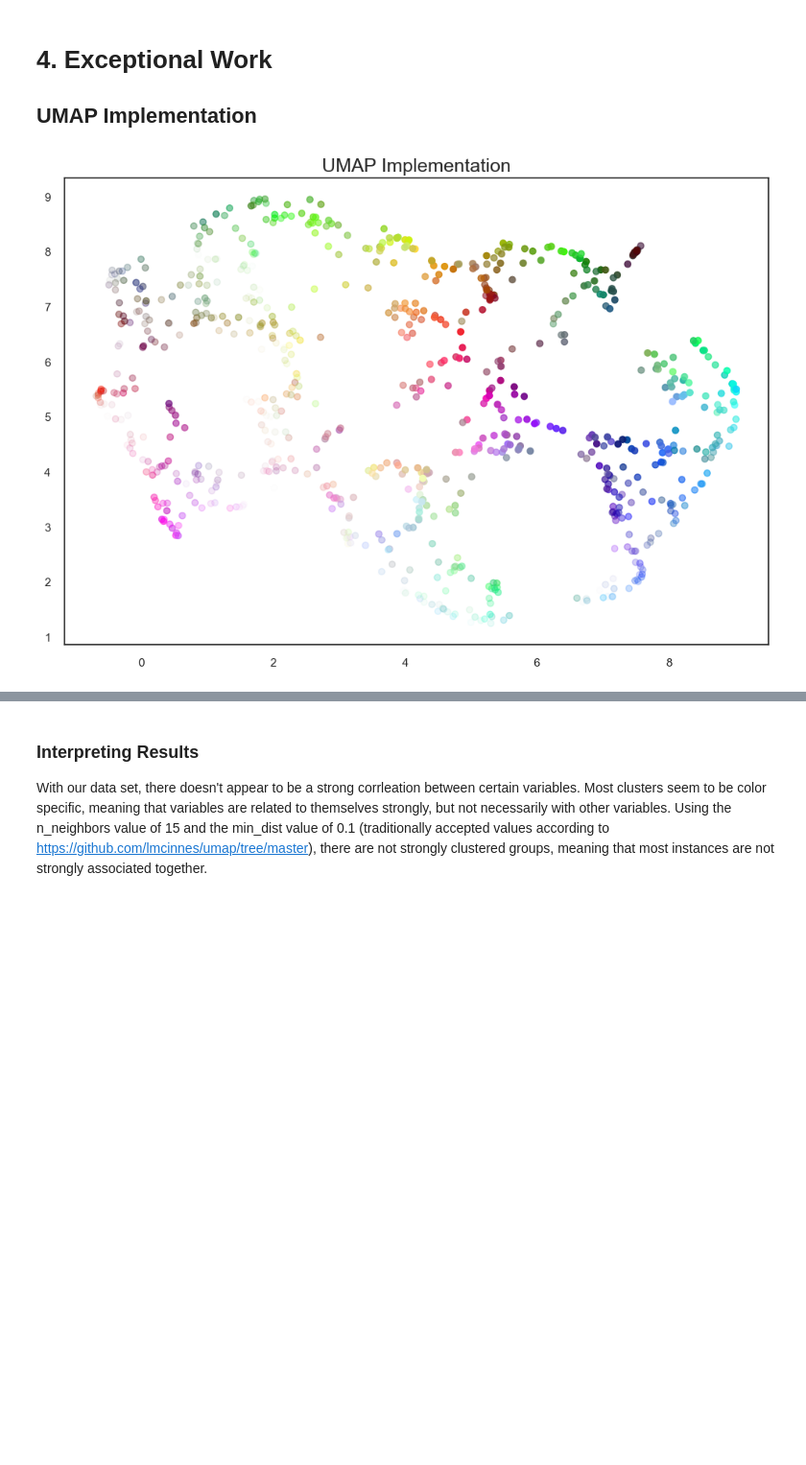
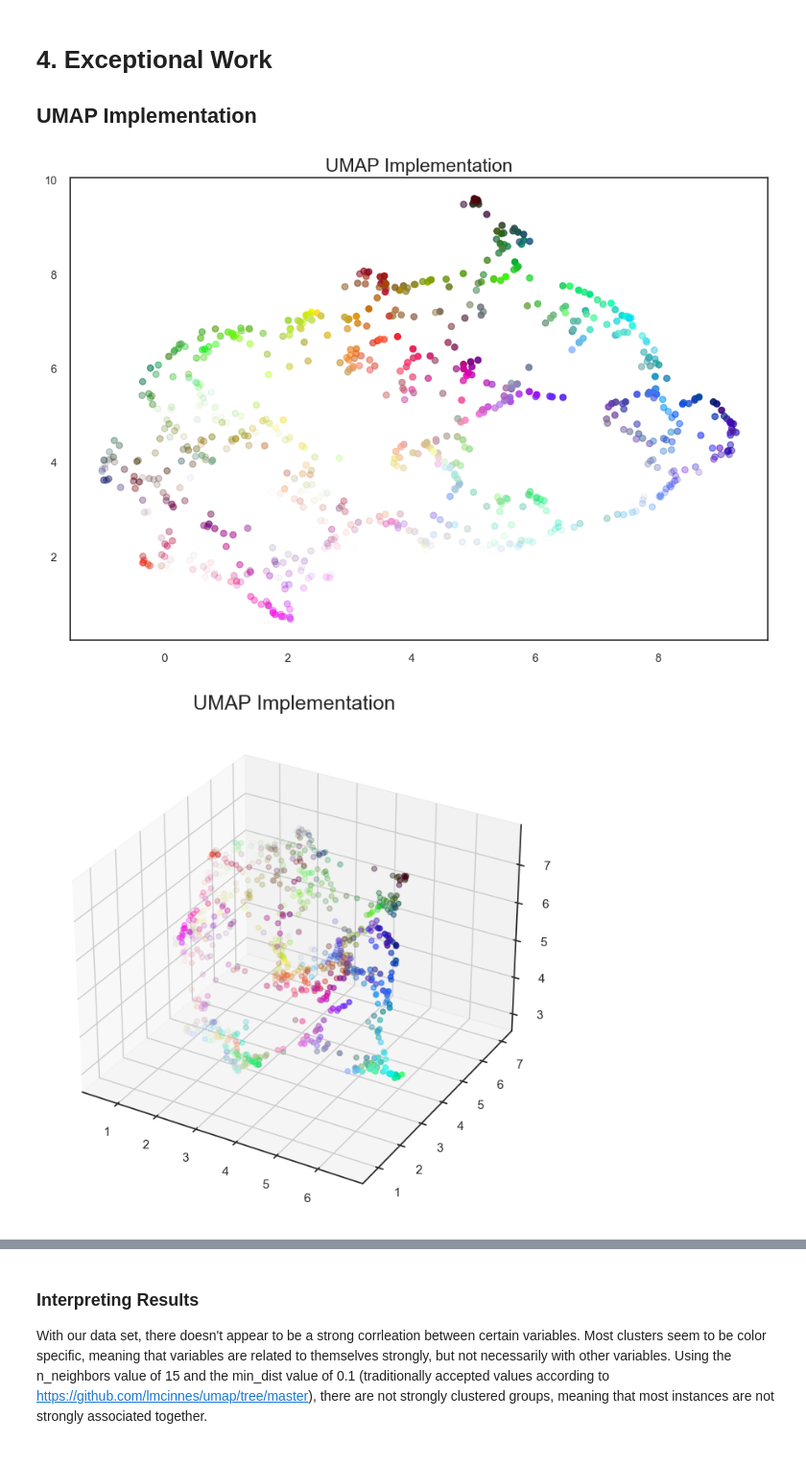
Before and after one commit to jadennathaniel/ml-lab1, a Jupyter notebook: lab1.ipynb, the cells around one changed output, grey strips where cells are left out. Shown at 96% size. Drawn from its saved outputs; the diff is of its cells as text; code cells hidden in the pictures; blank space fills up the shorter version.

Commit message:
Finished (?) UMAP section

```diff
--- a/lab1.ipynb
+++ b/lab1.ipynb
@@ -502,12 +502,11 @@ The boxplot indicates that the mean grades for students who drop out are lower t
 
 ## UMAP Implementation
 # %%
+# The following code was edited from the code provided in this Github: https://github.com/lmcinnes/umap/tree/master
+
 import umap.umap_ as umap
 import matplotlib.pyplot as plt
-# from mpl_toolkits.mplot3d import Axes3D
-# import ipywidgets
 from ipywidgets import IntSlider, interact, FloatSlider
-# import IPython.display as display
 
 def draw_umap(n_neighbors=15, min_dist=0.1, n_components=2, metric='euclidean', title=''):
     fit = umap.UMAP(n_neighbors=n_neighbors,
@@ -524,33 +523,39 @@ def draw_umap(n_neighbors=15, min_dist=0.1, n_components=2, metric='euclidean',
         ax.scatter(u[:,0], u[:,1], c=data)
     if n_components ==3:
         ax = fig.add_subplot(111, projection='3d')
         ax.scatter(u[:,0], u[:,1], u[:,2], c=data)
     plt.title(title, fontsize=18)
     # plt.colorbar(ax)
 
 
 data = pd.read_csv('data.csv')
 
 #rename target column to 'Dropout'
 #data = data.rename(columns={'Target': 'Dropout'})
 data.Target.replace(['Graduate', 'Dropout', 'Enrolled'], [0, 1, 2], inplace=True)
 
 # assigns 4d colors to each of the data points. Used later when plotting
 # the 2d graph of the data
 sns.set_theme(style='white', rc={'figure.figsize':(12,8)})
 
 labels = data.columns
 
 #groups similar colors together
 np.random.seed(42)
 data = np.random.rand(800, 4)
 
-draw_umap(n_neighbors=15, min_dist=0.1, n_components=2, metric='euclidean', title='UMAP Implementation')
+# plots the graph in 2D and 3D
+draw_umap(n_components=2, title='UMAP Implementation')
+draw_umap(n_components=3, title='UMAP Implementation')
+
+# The following code is for a neat interactive widget I made. Turns out, however, you can't compile an interactive
+# widget into an HTML file. But I'm leaving the code anyways because I think it's neat :) -Melanie Cloud
 
 #interact(draw_umap, title='UMAP Implementation', n_neighbors=IntSlider(min=5, max=50, step=1, value=15), min_dist=FloatSlider(min=0.001, max=0.5, step=.001, value=0.1), n_components=IntSlider(min=1, max=3, step=1, value=2))
 
 # https://notebook.community/seewhydee/ntuphys_nb/jupyter_tutorial/jupyter_tutorial_02
 # ^^^ Code for interactive widgets
 # %% [output]
-[figure, old version]
+[figure, new version]
+[figure, added]
 # %% [markdown]
```
Also changed, not shown: parts of 1 cell of this notebook.
